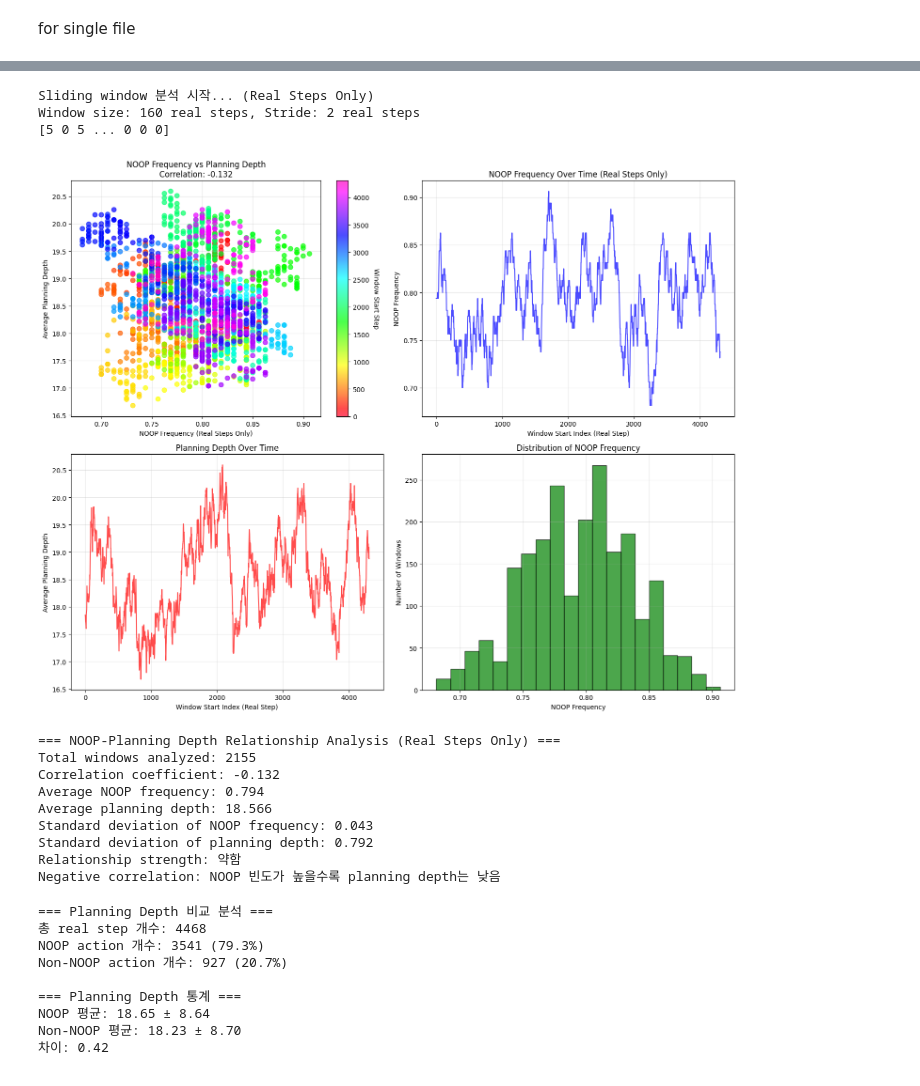
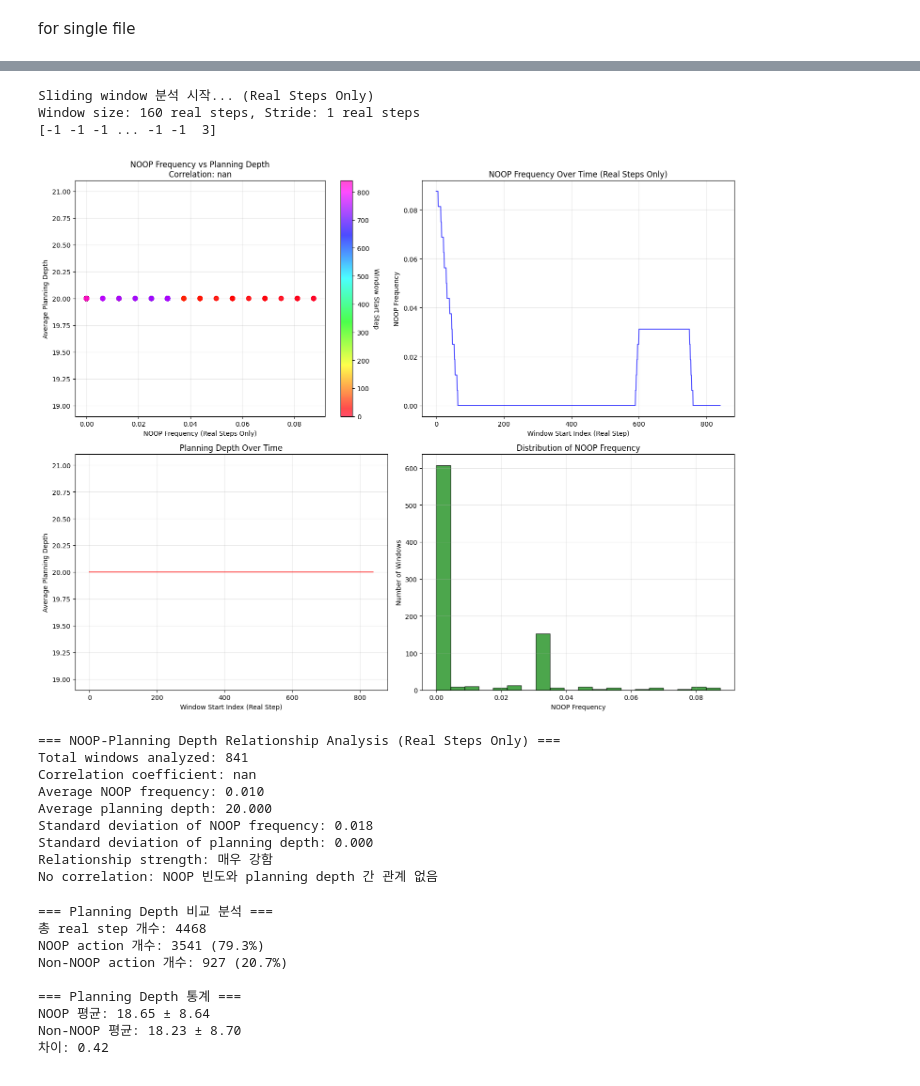
Before and after one commit to jmjmfasdf/thinker, a Jupyter notebook: behavior_analysis_bc.ipynb, the cells around one changed output, grey strips where cells are left out. Drawn from its saved outputs; the diff is of its cells as text; code cells hidden in the pictures.

Commit message:
modified visualization code

```diff
--- a/behavior_analysis_bc.ipynb
+++ b/behavior_analysis_bc.ipynb
@@ -117,7 +117,7 @@ for splited files
 # %%
 #base_dir = "./test/spaceinvaders_4e6_sub1/"
 # base_dir = "./test/spaceinvaders_9e6_vanila/"
-base_dir = "test/pong_3e6_sub1_game1_day1_block1_episode0_17872"
-file_prefix = "sub1-game1-day1-block1-episode0-17872.npz"
+base_dir = "test/spaceinvaders_4e6_sub1_game2_day3_block2_block-24365"
+file_prefix = "sub1-game2-day3-block2-block-24365.npz"
 #file_prefix = "sub1-game2-day3-block2-episode0-12671.npz"
 # %%
@@ -250,7 +313,7 @@ for single file
 # %%
 #file_dir = 'pong_sub1/sub1-game1-day1-block1-episode0-17872.npz_part1of5.npy'
 #file_dir = 'thinker-20250806-002733-1361120-0/video_stat.npy'
-file_dir = 'pongcheckpoint/pong_5e5_0.npy'
+file_dir = 'spaceinvaders_4e6_sub1_game2_day3_block2_block-24365/video_stat.npy'
 data_dir = os.path.join('./test', file_dir)
 data = (np.load(data_dir, allow_pickle=True)).item()
 print('data.keys():', data.keys())
@@ -594,46 +656,46 @@ def plot_noop_planning_relationship(window_results):
     if abs(correlation) < 0.1:
         relationship = "거의 없음"
     elif abs(correlation) < 0.3:
         relationship = "약함"
     elif abs(correlation) < 0.5:
         relationship = "보통"
     elif abs(correlation) < 0.7:
         relationship = "강함"
     else:
         relationship = "매우 강함"
 
     print(f"Relationship strength: {relationship}")
 
     if correlation > 0:
         print("Positive correlation: NOOP 빈도가 높을수록 planning depth도 높음")
     elif correlation < 0:
         print("Negative correlation: NOOP 빈도가 높을수록 planning depth는 낮음")
     else:
         print("No correlation: NOOP 빈도와 planning depth 간 관계 없음")
 
 # 분석 실행
 window_size = 160
-stride = 2
+stride = 1
 
 print(f"Sliding window 분석 시작... (Real Steps Only)")
 print(f"Window size: {window_size} real steps, Stride: {stride} real steps")
 
 window_results = analyze_noop_planning_relationship(data, window_size, stride)
 plot_noop_planning_relationship(window_results)
 # %% [output]
 Sliding window 분석 시작... (Real Steps Only)
-Window size: 160 real steps, Stride: 2 real steps
-[5 0 5 ... 0 0 0]
+Window size: 160 real steps, Stride: 1 real steps
+[-1 -1 -1 ... -1 -1  3]
-[figure, old version]
+[figure, new version]
 === NOOP-Planning Depth Relationship Analysis (Real Steps Only) ===
-Total windows analyzed: 2155
-Correlation coefficient: -0.132
-Average NOOP frequency: 0.794
-Average planning depth: 18.566
-Standard deviation of NOOP frequency: 0.043
-Standard deviation of planning depth: 0.792
-Relationship strength: 약함
-Negative correlation: NOOP 빈도가 높을수록 planning depth는 낮음
+Total windows analyzed: 841
+Correlation coefficient: nan
+Average NOOP frequency: 0.010
+Average planning depth: 20.000
+Standard deviation of NOOP frequency: 0.018
+Standard deviation of planning depth: 0.000
+Relationship strength: 매우 강함
+No correlation: NOOP 빈도와 planning depth 간 관계 없음
 # %%
 def compare_planning_depth_noop_vs_nonnoop(data):
     """
```
Also changed, not shown: parts of 11 cells of this notebook, 10 other files.
